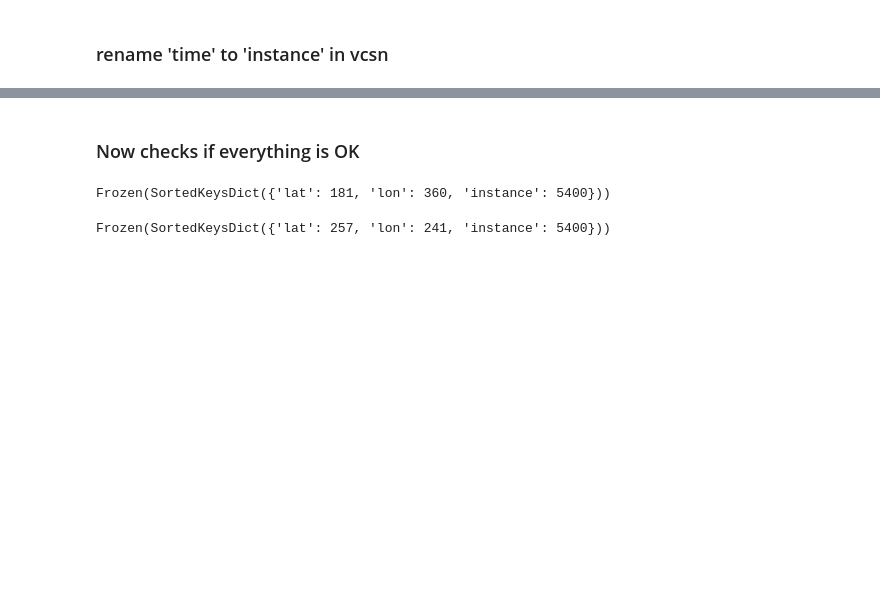
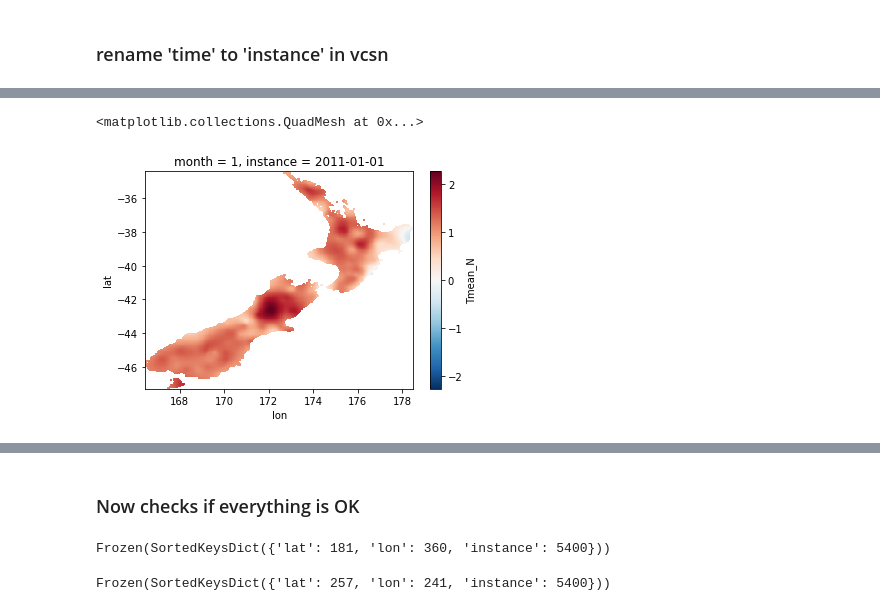
Before and after one commit to nicolasfauchereau/DL4SEAS, a Jupyter notebook: CNN/notebooks/Build_supervised_model.ipynb, the cells around one changed output, grey strips where cells are left out. Saved outputs shown, nothing was run; the diff lists cells and outputs as text; code cells hidden in the pictures; blank space fills up the shorter version.

```diff
--- a/CNN/notebooks/Build_supervised_model.ipynb
+++ b/CNN/notebooks/Build_supervised_model.ipynb
@@ -209,0 +195,5 @@ vcsn_train, vcsn_val, vcsn_test = map(lambda x: x.rename({'time':'instance'}), [
+# %%
+vcsn_val.isel(instance=0)['Tmean_N'].plot()
+# %% [output]
+<matplotlib.collections.QuadMesh at 0x...>
+[figure, added]
```
Also changed, not shown: parts of 54 cells of this notebook.
